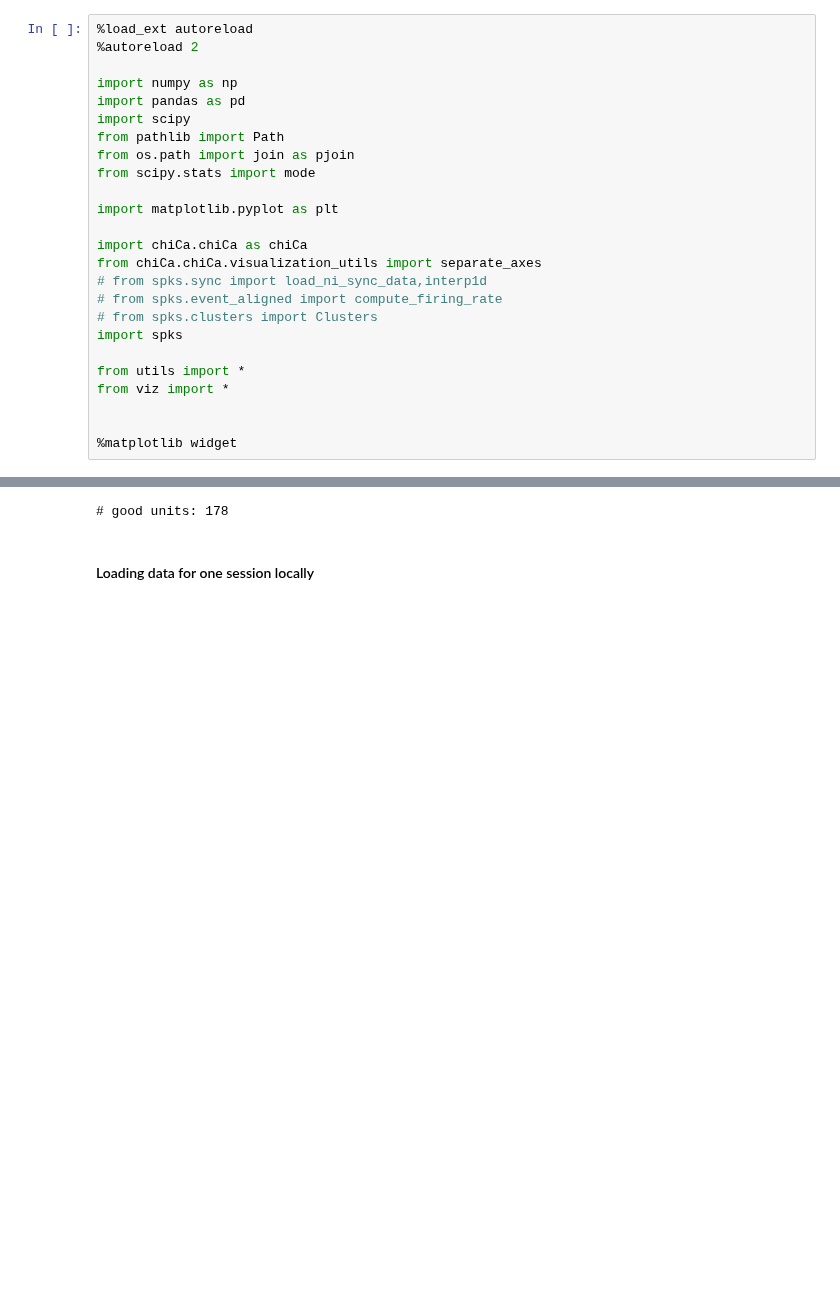
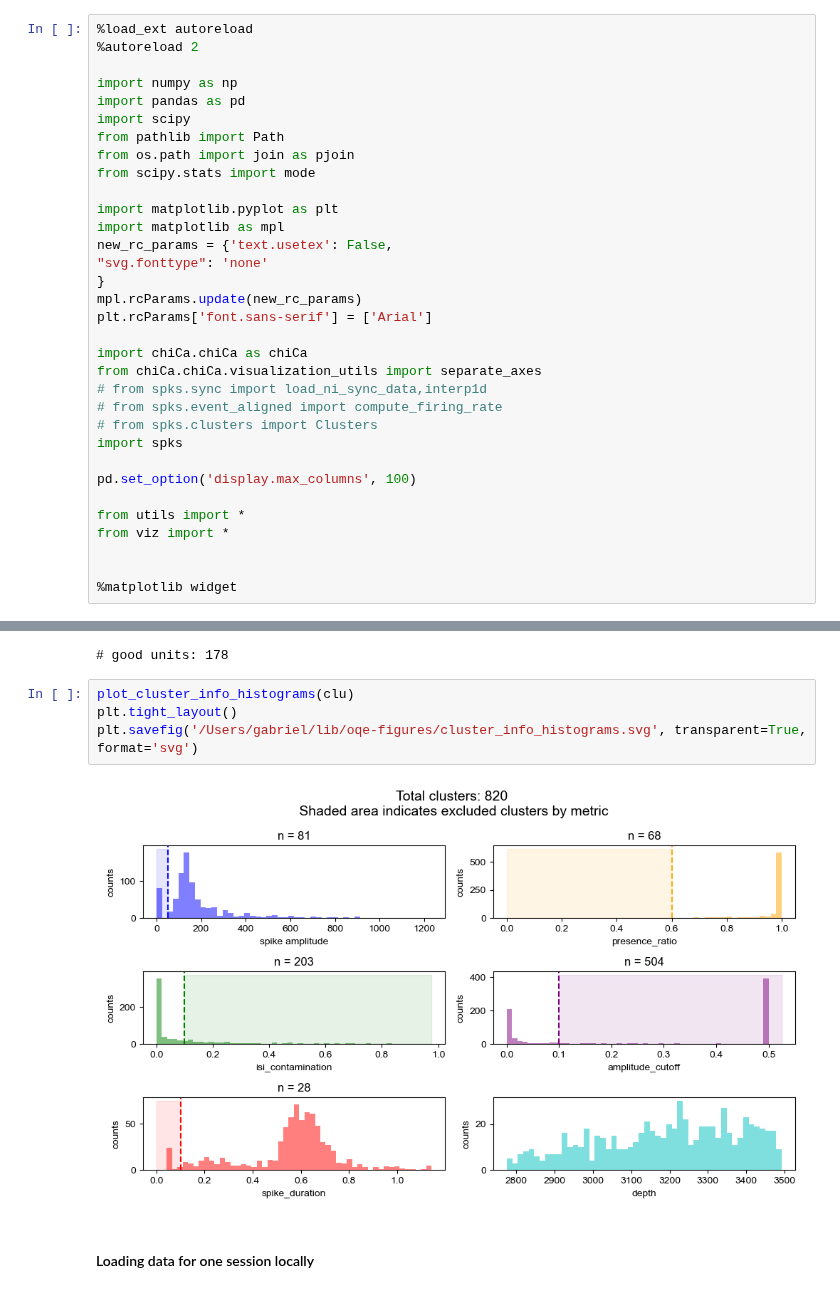
Before and after one commit to rojasgabriel/ephys, a Jupyter notebook: ephys_analysis_prototyping.ipynb, the cells around one changed output, grey strips where cells are left out. Cells and saved outputs as stored; diff of their text form; blank space fills up the shorter version.

```diff
--- a/ephys_analysis_prototyping.ipynb
+++ b/ephys_analysis_prototyping.ipynb
@@ -12,6 +12,12 @@ from os.path import join as pjoin
 from scipy.stats import mode
 
 import matplotlib.pyplot as plt
+import matplotlib as mpl
+new_rc_params = {'text.usetex': False,
+"svg.fonttype": 'none'
+}
+mpl.rcParams.update(new_rc_params)
+plt.rcParams['font.sans-serif'] = ['Arial']
 
 import chiCa.chiCa as chiCa
 from chiCa.chiCa.visualization_utils import separate_axes
@@ -20,6 +26,8 @@ from chiCa.chiCa.visualization_utils import separate_axes
 # from spks.clusters import Clusters
 import spks
 
+pd.set_option('display.max_columns', 100)
+
 from utils import *
 from viz import *
 
@@ -121,6 +142,12 @@ good_units_mask, n_units = get_good_units(clusters_obj = clu, spike_clusters = s
 print(f'# good units: {n_units}')
 # %% [output]
 # good units: 178
+# %%
+plot_cluster_info_histograms(clu)
+plt.tight_layout()
+plt.savefig('/Users/gabriel/lib/oqe-figures/cluster_info_histograms.svg', transparent=True, format='svg')
+# %% [output]
+[figure, added]
 # %% [markdown]
 #### Loading data for one session locally
 # %%
```
Also changed, not shown: parts of 6 cells of this notebook.
